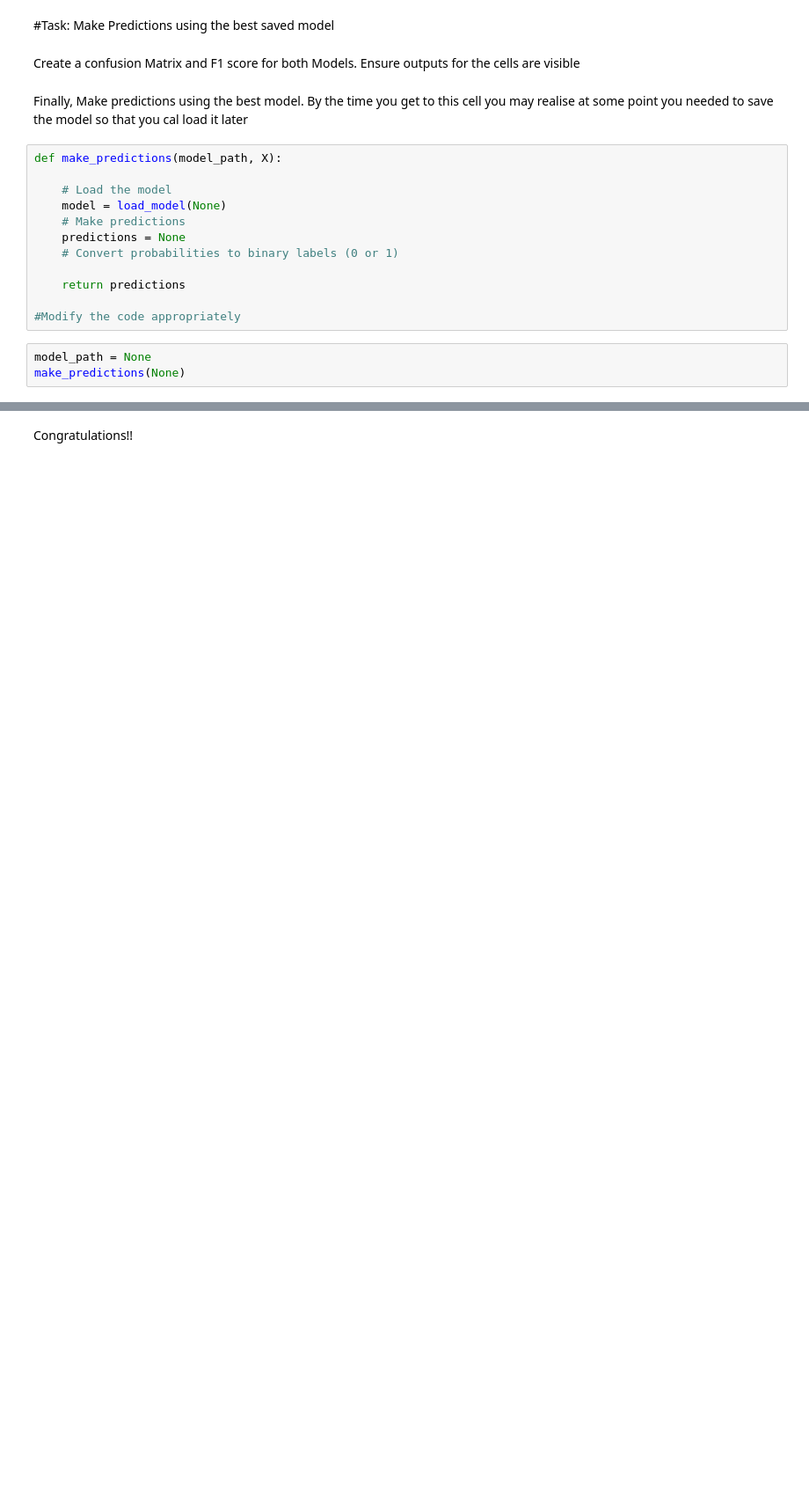
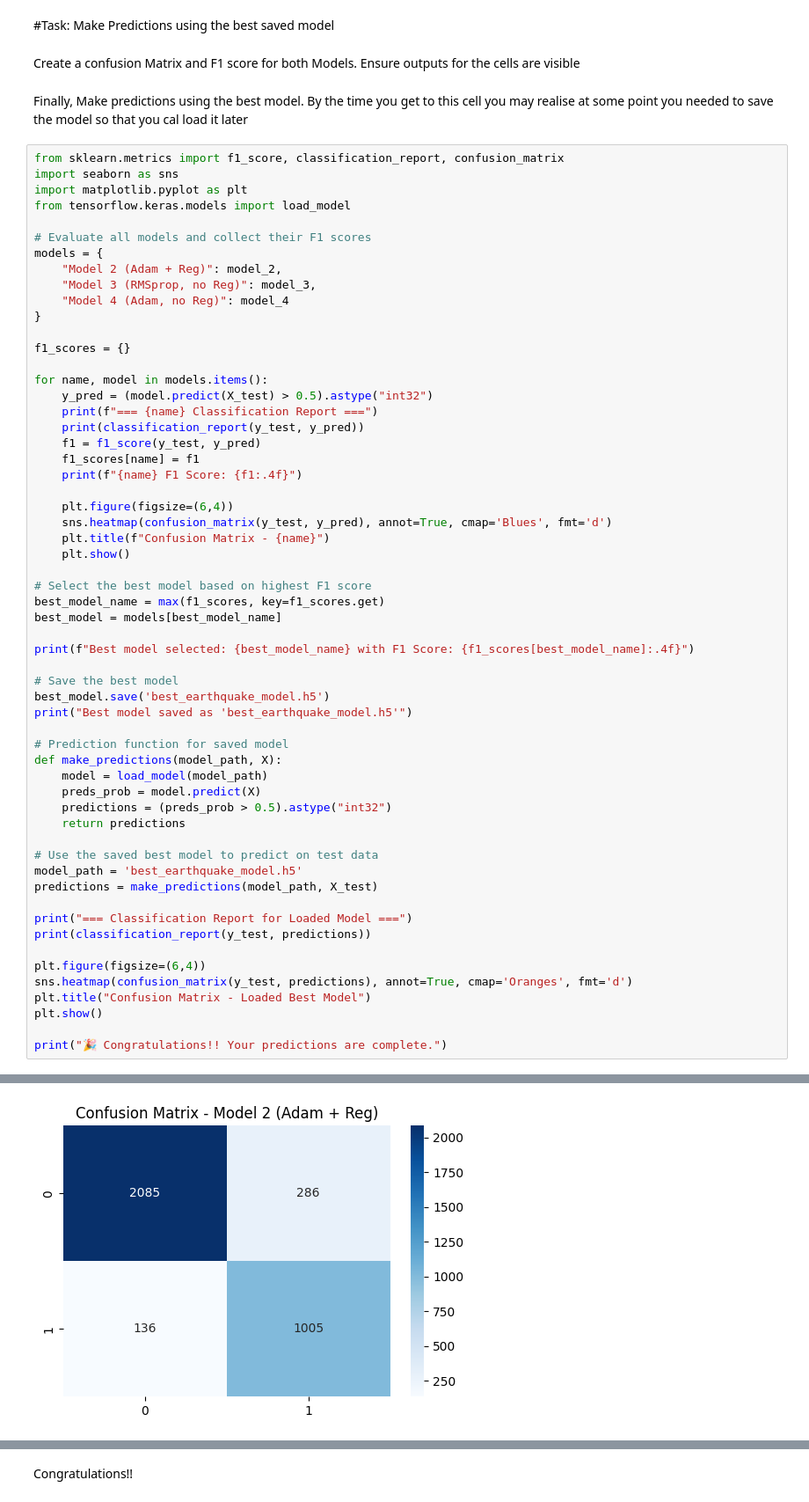
Before and after one commit to NickMuhigi/Summative_Intro_To_ML_assignment.ipynb, a Jupyter notebook: Summative_Intro_to_ml_[Nicolas_Muhigi]_assignment.ipynb, the cells around one changed output, grey strips where cells are left out. Shown at 88% size. Drawn from its saved outputs; the diff is of its cells as text; blank space fills up the shorter version.

```diff
--- a/Summative_Intro_to_ml_[Nicolas_Muhigi]_assignment.ipynb
+++ b/Summative_Intro_to_ml_[Nicolas_Muhigi]_assignment.ipynb
@@ -98,18 +272,62 @@ loss_curve_plot(model_4):
 Create a confusion Matrix and F1 score for both Models. Ensure outputs for the cells are visible
 # %% [markdown]
 Finally, Make predictions using the best model. By the time you get to this cell you may realise at some point you needed to save the model so that you cal load it later
-# %%
-def make_predictions(model_path, X):
-
-    # Load the model
-    model = load_model(None)
-    # Make predictions
-    predictions = None
-    # Convert probabilities to binary labels (0 or 1)
-
-    return predictions
-
-#Modify the code appropriately
-# %%
-model_path = None
-make_predictions(None)
+# %%
+from sklearn.metrics import f1_score, classification_report, confusion_matrix
+import seaborn as sns
+import matplotlib.pyplot as plt
+from tensorflow.keras.models import load_model
+
+# Evaluate all models and collect their F1 scores
+models = {
+    "Model 2 (Adam + Reg)": model_2,
+    "Model 3 (RMSprop, no Reg)": model_3,
+    "Model 4 (Adam, no Reg)": model_4
+}
+
+f1_scores = {}
+
+for name, model in models.items():
+    y_pred = (model.predict(X_test) > 0.5).astype("int32")
+    print(f"=== {name} Classification Report ===")
+    print(classification_report(y_test, y_pred))
+    f1 = f1_score(y_test, y_pred)
+    f1_scores[name] = f1
+    print(f"{name} F1 Score: {f1:.4f}")
+
+    plt.figure(figsize=(6,4))
+    sns.heatmap(confusion_matrix(y_test, y_pred), annot=True, cmap='Blues', fmt='d')
+    plt.title(f"Confusion Matrix - {name}")
+    plt.show()
+
+# Select the best model based on highest F1 score
+best_model_name = max(f1_scores, key=f1_scores.get)
+best_model = models[best_model_name]
+
+print(f"Best model selected: {best_model_name} with F1 Score: {f1_scores[best_model_name]:.4f}")
+
+# Save the best model
+best_model.save('best_earthquake_model.h5')
+print("Best model saved as 'best_earthquake_model.h5'")
+
+# Prediction function for saved model
+def make_predictions(model_path, X):
+    model = load_model(model_path)
+    preds_prob = model.predict(X)
+    predictions = (preds_prob > 0.5).astype("int32")
+    return predictions
+
+# Use the saved best model to predict on test data
+model_path = 'best_earthquake_model.h5'
+predictions = make_predictions(model_path, X_test)
+
+print("=== Classification Report for Loaded Model ===")
+print(classification_report(y_test, predictions))
+
+plt.figure(figsize=(6,4))
+sns.heatmap(confusion_matrix(y_test, predictions), annot=True, cmap='Oranges', fmt='d')
+plt.title("Confusion Matrix - Loaded Best Model")
+plt.show()
+
+print("🎉 Congratulations!! Your predictions are complete.")
+# %% [output]
@@ -115,0 +346 @@ make_predictions(None)
+[figure, added]
```
Also changed, not shown: parts of 16 cells of this notebook.
